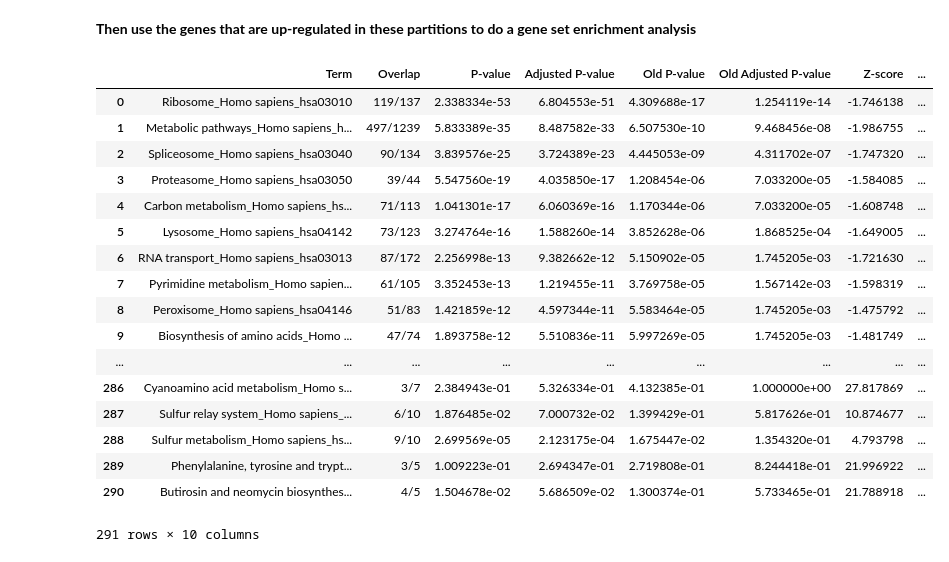
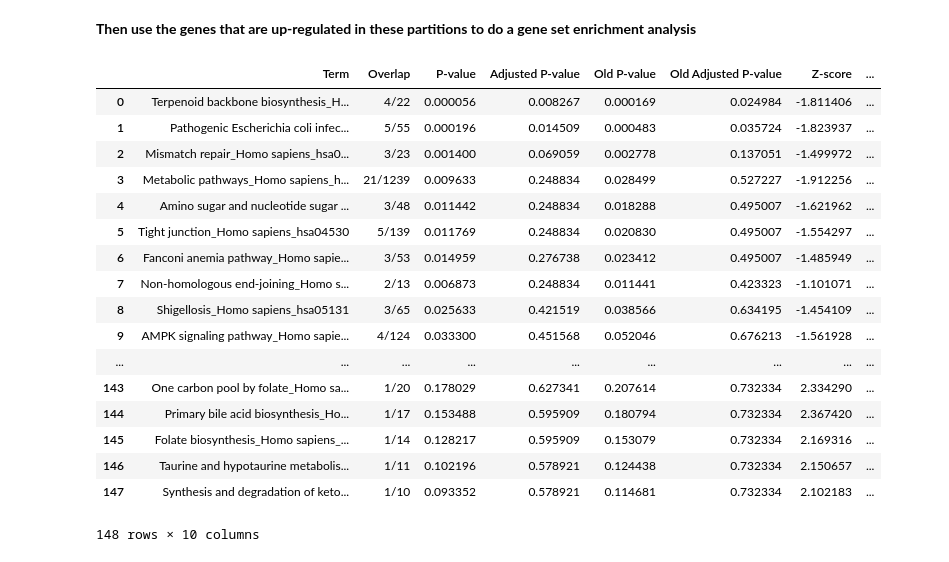
Before and after one commit to PayneLab/cptac, a Jupyter notebook: doc/use-case-5.ipynb, the cells around one changed output. Cells and saved outputs as stored; diff of their text form; code cells hidden in the pictures.

```diff
--- a/doc/use-case-5.ipynb
+++ b/doc/use-case-5.ipynb
@@ -48,29 +63,34 @@ otherUp = otherMean[otherMean > 0]
+# %%
+genes_passing = []
+genes = highMSI.columns[1:]
+threshold = .05 / len(genes)
+for gene in genes:
+    high_abundance = highMSI[gene]
+    other_abundance = otherMSI[gene]
+    pvalue = stats.ttest_ind(high_abundance, other_abundance).pvalue
+    if pvalue < threshold:
+        genes_passing.append(gene)
 # %% [markdown]
 <b>Then use the genes that are up-regulated in these partitions to do a gene set enrichment analysis</b>
 # %%
-#gene_list = Get up-regulated genes in partitions
-high_list = highUp.index #This will change to whatever the up-regulated genes are
-high_list = high_list.tolist()
-other_list = otherUp.index
-other_list = other_list.tolist()
-enr = gp.enrichr(gene_list = high_list, description='MSI partitions', gene_sets='KEGG_2016', outdir='test/enrichr_kegg',cutoff=.5)
+enr = gp.enrichr(gene_list = genes_passing, description='MSI partitions', gene_sets='KEGG_2016', outdir='test/enrichr_kegg',cutoff=.5)
 enr.res2d
 # %% [output]
 |  | Term | Overlap | P-value | Adjusted P-value | Old P-value | Old Adjusted P-value | Z-score | ... |
-| 0 | Ribosome_Homo sapiens_hsa03010 | 119/137 | 2.338334e-53 | 6.804553e-51 | 4.309688e-17 | 1.254119e-14 | -1.746138 | ... |
-| 1 | Metabolic pathways_Homo sapiens_h... | 497/1239 | 5.833389e-35 | 8.487582e-33 | 6.507530e-10 | 9.468456e-08 | -1.986755 | ... |
-| 2 | Spliceosome_Homo sapiens_hsa03040 | 90/134 | 3.839576e-25 | 3.724389e-23 | 4.445053e-09 | 4.311702e-07 | -1.747320 | ... |
-| 3 | Proteasome_Homo sapiens_hsa03050 | 39/44 | 5.547560e-19 | 4.035850e-17 | 1.208454e-06 | 7.033200e-05 | -1.584085 | ... |
-| 4 | Carbon metabolism_Homo sapiens_hs... | 71/113 | 1.041301e-17 | 6.060369e-16 | 1.170344e-06 | 7.033200e-05 | -1.608748 | ... |
-| 5 | Lysosome_Homo sapiens_hsa04142 | 73/123 | 3.274764e-16 | 1.588260e-14 | 3.852628e-06 | 1.868525e-04 | -1.649005 | ... |
-| 6 | RNA transport_Homo sapiens_hsa03013 | 87/172 | 2.256998e-13 | 9.382662e-12 | 5.150902e-05 | 1.745205e-03 | -1.721630 | ... |
-| 7 | Pyrimidine metabolism_Homo sapien... | 61/105 | 3.352453e-13 | 1.219455e-11 | 3.769758e-05 | 1.567142e-03 | -1.598319 | ... |
-| 8 | Peroxisome_Homo sapiens_hsa04146 | 51/83 | 1.421859e-12 | 4.597344e-11 | 5.583464e-05 | 1.745205e-03 | -1.475792 | ... |
-| 9 | Biosynthesis of amino acids_Homo ... | 47/74 | 1.893758e-12 | 5.510836e-11 | 5.997269e-05 | 1.745205e-03 | -1.481749 | ... |
+| 0 | Terpenoid backbone biosynthesis_H... | 4/22 | 0.000056 | 0.008267 | 0.000169 | 0.024984 | -1.811406 | ... |
+| 1 | Pathogenic Escherichia coli infec... | 5/55 | 0.000196 | 0.014509 | 0.000483 | 0.035724 | -1.823937 | ... |
+| 2 | Mismatch repair_Homo sapiens_hsa0... | 3/23 | 0.001400 | 0.069059 | 0.002778 | 0.137051 | -1.499972 | ... |
+| 3 | Metabolic pathways_Homo sapiens_h... | 21/1239 | 0.009633 | 0.248834 | 0.028499 | 0.527227 | -1.912256 | ... |
+| 4 | Amino sugar and nucleotide sugar ... | 3/48 | 0.011442 | 0.248834 | 0.018288 | 0.495007 | -1.621962 | ... |
+| 5 | Tight junction_Homo sapiens_hsa04530 | 5/139 | 0.011769 | 0.248834 | 0.020830 | 0.495007 | -1.554297 | ... |
+| 6 | Fanconi anemia pathway_Homo sapie... | 3/53 | 0.014959 | 0.276738 | 0.023412 | 0.495007 | -1.485949 | ... |
+| 7 | Non-homologous end-joining_Homo s... | 2/13 | 0.006873 | 0.248834 | 0.011441 | 0.423323 | -1.101071 | ... |
+| 8 | Shigellosis_Homo sapiens_hsa05131 | 3/65 | 0.025633 | 0.421519 | 0.038566 | 0.634195 | -1.454109 | ... |
+| 9 | AMPK signaling pathway_Homo sapie... | 4/124 | 0.033300 | 0.451568 | 0.052046 | 0.676213 | -1.561928 | ... |
 | ... | ... | ... | ... | ... | ... | ... | ... | ... |
-| 286 | Cyanoamino acid metabolism_Homo s... | 3/7 | 2.384943e-01 | 5.326334e-01 | 4.132385e-01 | 1.000000e+00 | 27.817869 | ... |
-| 287 | Sulfur relay system_Homo sapiens_... | 6/10 | 1.876485e-02 | 7.000732e-02 | 1.399429e-01 | 5.817626e-01 | 10.874677 | ... |
-| 288 | Sulfur metabolism_Homo sapiens_hs... | 9/10 | 2.699569e-05 | 2.123175e-04 | 1.675447e-02 | 1.354320e-01 | 4.793798 | ... |
-| 289 | Phenylalanine, tyrosine and trypt... | 3/5 | 1.009223e-01 | 2.694347e-01 | 2.719808e-01 | 8.244418e-01 | 21.996922 | ... |
-| 290 | Butirosin and neomycin biosynthes... | 4/5 | 1.504678e-02 | 5.686509e-02 | 1.300374e-01 | 5.733465e-01 | 21.788918 | ... |
+| 143 | One carbon pool by folate_Homo sa... | 1/20 | 0.178029 | 0.627341 | 0.207614 | 0.732334 | 2.334290 | ... |
+| 144 | Primary bile acid biosynthesis_Ho... | 1/17 | 0.153488 | 0.595909 | 0.180794 | 0.732334 | 2.367420 | ... |
+| 145 | Folate biosynthesis_Homo sapiens_... | 1/14 | 0.128217 | 0.595909 | 0.153079 | 0.732334 | 2.169316 | ... |
+| 146 | Taurine and hypotaurine metabolis... | 1/11 | 0.102196 | 0.578921 | 0.124438 | 0.732334 | 2.150657 | ... |
+| 147 | Synthesis and degradation of keto... | 1/10 | 0.093352 | 0.578921 | 0.114681 | 0.732334 | 2.102183 | ... |
-291 rows × 10 columns
+148 rows × 10 columns
```
Also changed, not shown: parts of 3 cells of this notebook.
